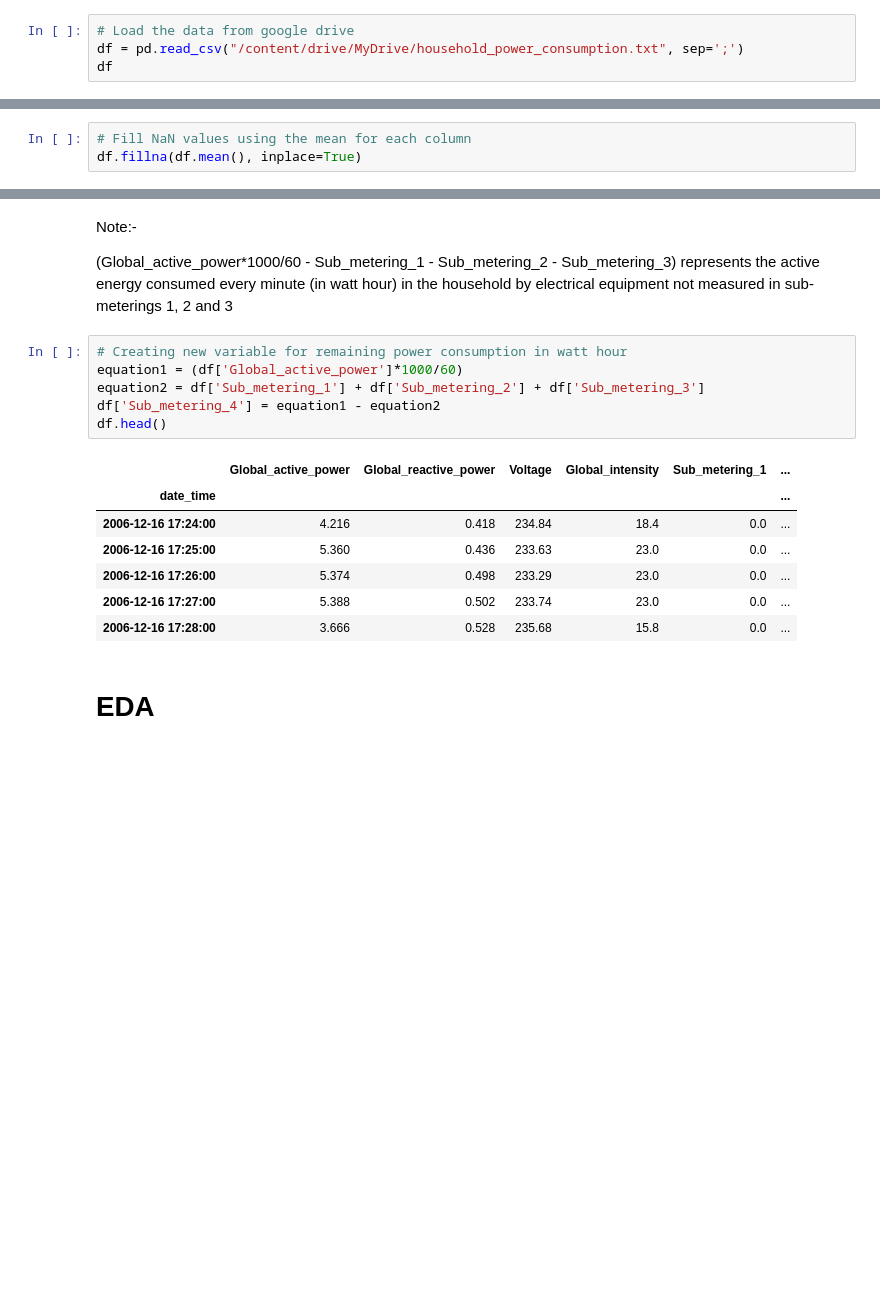
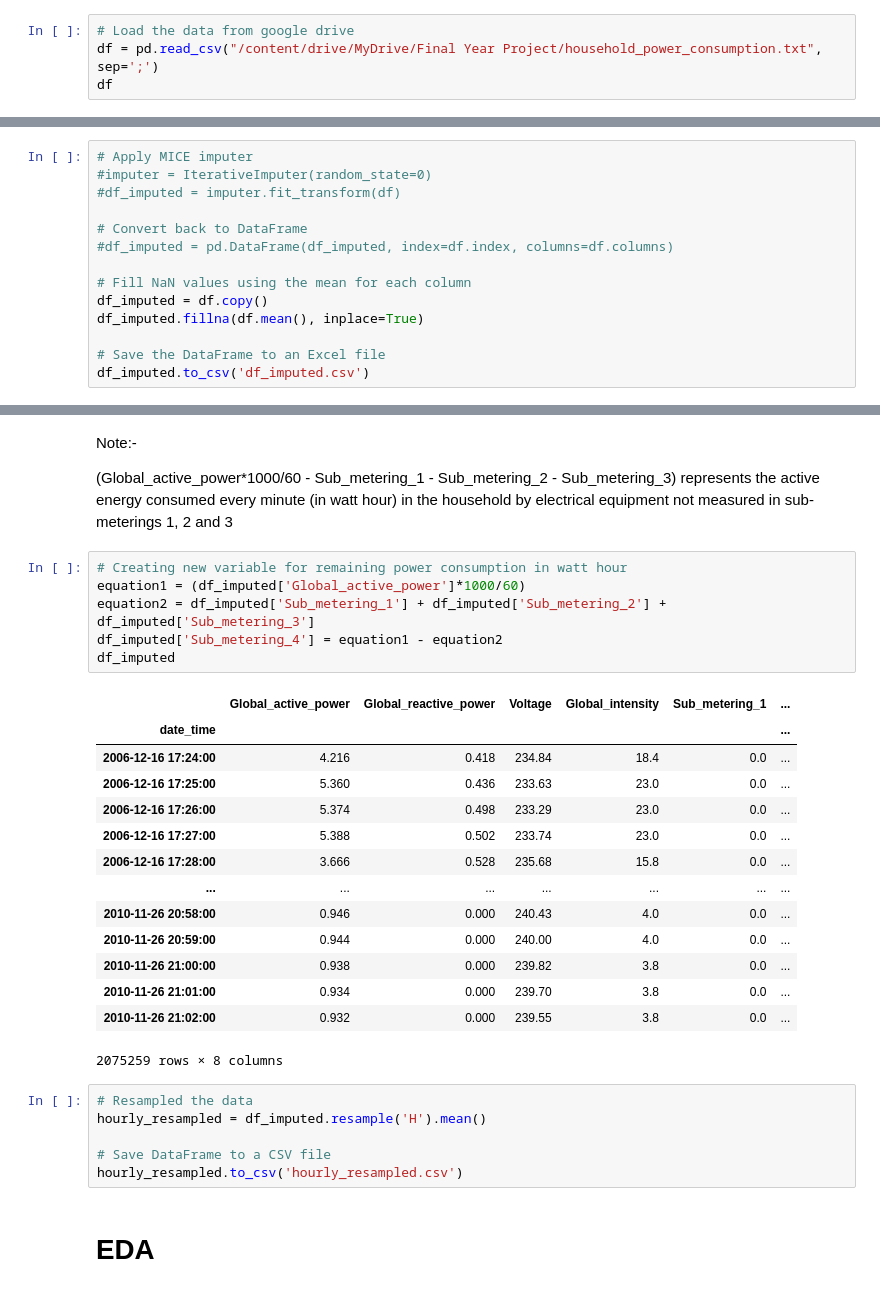
Before and after one commit to samirp92/Final-Year-Project-Time-Series-Forecating-, a Jupyter notebook: LSTM_Electric_Power_Consumption_Forecasting_Student_ID_21072112.ipynb, the cells around one changed output, grey strips where cells are left out. Saved outputs shown, nothing was run; the diff lists cells and outputs as text; blank space fills up the shorter version.

```diff
--- a/LSTM_Electric_Power_Consumption_Forecasting_Student_ID_21072112.ipynb
+++ b/LSTM_Electric_Power_Consumption_Forecasting_Student_ID_21072112.ipynb
@@ -30,7 +35,7 @@ Mounted at /content/drive
 # Data Loading
 # %%
 # Load the data from google drive
-df = pd.read_csv("/content/drive/MyDrive/household_power_consumption.txt", sep=';')
+df = pd.read_csv("/content/drive/MyDrive/Final Year Project/household_power_consumption.txt", sep=';')
 df
 # %% [output]
 |  | Date | Time | Global_active_power | Global_reactive_power | Voltage | Global_intensity | ... |
@@ -135,4 +161,15 @@ Sub_metering_3           25979
 dtype: int64
 # %%
+# Apply MICE imputer
+#imputer = IterativeImputer(random_state=0)
+#df_imputed = imputer.fit_transform(df)
+
+# Convert back to DataFrame
+#df_imputed = pd.DataFrame(df_imputed, index=df.index, columns=df.columns)
+
 # Fill NaN values using the mean for each column
-df.fillna(df.mean(), inplace=True)
+df_imputed = df.copy()
+df_imputed.fillna(df.mean(), inplace=True)
+
+# Save the DataFrame to an Excel file
+df_imputed.to_csv('df_imputed.csv')
@@ -142,18 +192,31 @@ Note:-
 (Global_active_power*1000/60 - Sub_metering_1 - Sub_metering_2 - Sub_metering_3) represents the active energy consumed every minute (in watt hour) in the household by electrical equipment not measured in sub-meterings 1, 2 and 3
 # %%
 # Creating new variable for remaining power consumption in watt hour
-equation1 = (df['Global_active_power']*1000/60)
-equation2 = df['Sub_metering_1'] + df['Sub_metering_2'] + df['Sub_metering_3']
-df['Sub_metering_4'] = equation1 - equation2
-df.head()
+equation1 = (df_imputed['Global_active_power']*1000/60)
+equation2 = df_imputed['Sub_metering_1'] + df_imputed['Sub_metering_2'] + df_imputed['Sub_metering_3']
+df_imputed['Sub_metering_4'] = equation1 - equation2
+df_imputed
 # %% [output]
 |  | Global_active_power | Global_reactive_power | Voltage | Global_intensity | Sub_metering_1 | ... |
 | date_time |  |  |  |  |  | ... |
 | 2006-12-16 17:24:00 | 4.216 | 0.418 | 234.84 | 18.4 | 0.0 | ... |
 | 2006-12-16 17:25:00 | 5.360 | 0.436 | 233.63 | 23.0 | 0.0 | ... |
 | 2006-12-16 17:26:00 | 5.374 | 0.498 | 233.29 | 23.0 | 0.0 | ... |
 | 2006-12-16 17:27:00 | 5.388 | 0.502 | 233.74 | 23.0 | 0.0 | ... |
 | 2006-12-16 17:28:00 | 3.666 | 0.528 | 235.68 | 15.8 | 0.0 | ... |
+| ... | ... | ... | ... | ... | ... | ... |
+| 2010-11-26 20:58:00 | 0.946 | 0.000 | 240.43 | 4.0 | 0.0 | ... |
+| 2010-11-26 20:59:00 | 0.944 | 0.000 | 240.00 | 4.0 | 0.0 | ... |
+| 2010-11-26 21:00:00 | 0.938 | 0.000 | 239.82 | 3.8 | 0.0 | ... |
+| 2010-11-26 21:01:00 | 0.934 | 0.000 | 239.70 | 3.8 | 0.0 | ... |
+| 2010-11-26 21:02:00 | 0.932 | 0.000 | 239.55 | 3.8 | 0.0 | ... |
+2075259 rows × 8 columns
+# %%
+# Resampled the data
+hourly_resampled = df_imputed.resample('H').mean()
+
+# Save DataFrame to a CSV file
+hourly_resampled.to_csv('hourly_resampled.csv')
 # %% [markdown]
 # EDA
 # %%
```
Also changed, not shown: parts of 26 cells of this notebook.
